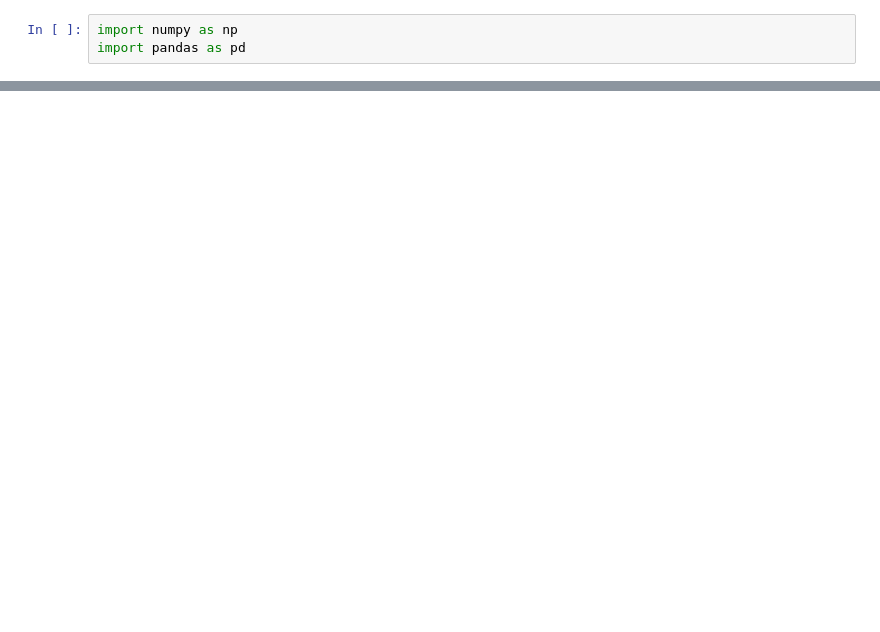
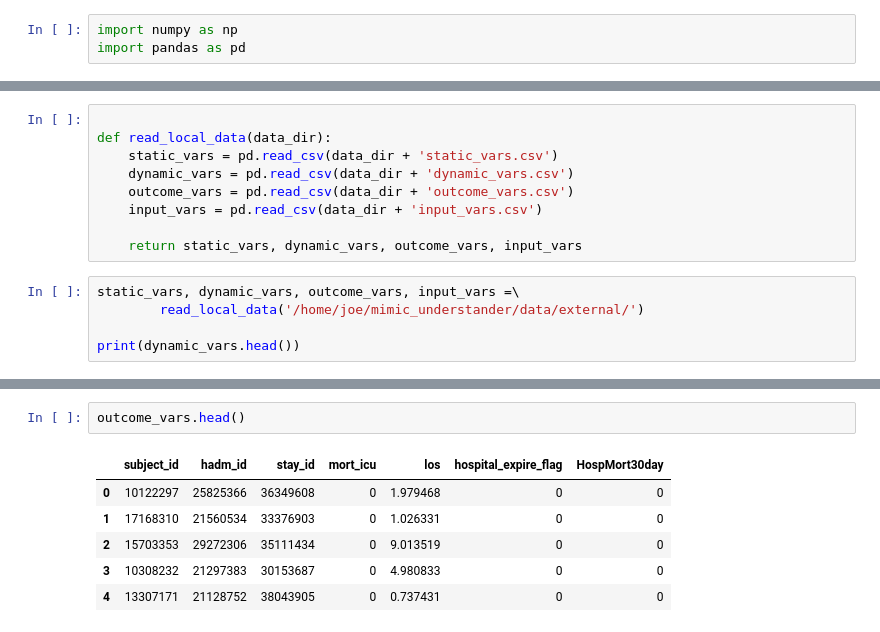
Before and after one commit to joebhakim/mimic_understander, a Jupyter notebook: notebooks/dev_notebook.ipynb, the cells around one changed output, grey strips where cells are left out. Drawn from its saved outputs; the diff is of its cells as text; blank space fills up the shorter version.

```diff
--- a/notebooks/dev_notebook.ipynb
+++ b/notebooks/dev_notebook.ipynb
@@ -806,0 +6,14 @@ def get_useful_chart_lab_itemids(common_chartlabs_filename):
+# %%
+
+def read_local_data(data_dir):
+    static_vars = pd.read_csv(data_dir + 'static_vars.csv')
+    dynamic_vars = pd.read_csv(data_dir + 'dynamic_vars.csv')
+    outcome_vars = pd.read_csv(data_dir + 'outcome_vars.csv')
+    input_vars = pd.read_csv(data_dir + 'input_vars.csv')
+
+    return static_vars, dynamic_vars, outcome_vars, input_vars
+# %%
+static_vars, dynamic_vars, outcome_vars, input_vars =\
+        read_local_data('/home/joe/mimic_understander/data/external/')
+
+print(dynamic_vars.head())
@@ -806,0 +34,9 @@ def get_useful_chart_lab_itemids(common_chartlabs_filename):
+# %%
+outcome_vars.head()
+# %% [output]
+|  | subject_id | hadm_id | stay_id | mort_icu | los | hospital_expire_flag | HospMort30day |
+| 0 | 10122297 | 25825366 | 36349608 | 0 | 1.979468 | 0 | 0 |
+| 1 | 17168310 | 21560534 | 33376903 | 0 | 1.026331 | 0 | 0 |
+| 2 | 15703353 | 29272306 | 35111434 | 0 | 9.013519 | 0 | 0 |
+| 3 | 10308232 | 21297383 | 30153687 | 0 | 4.980833 | 0 | 0 |
+| 4 | 13307171 | 21128752 | 38043905 | 0 | 0.737431 | 0 | 0 |
```
Also changed, not shown: parts of 48 cells of this notebook, 7 other files.
